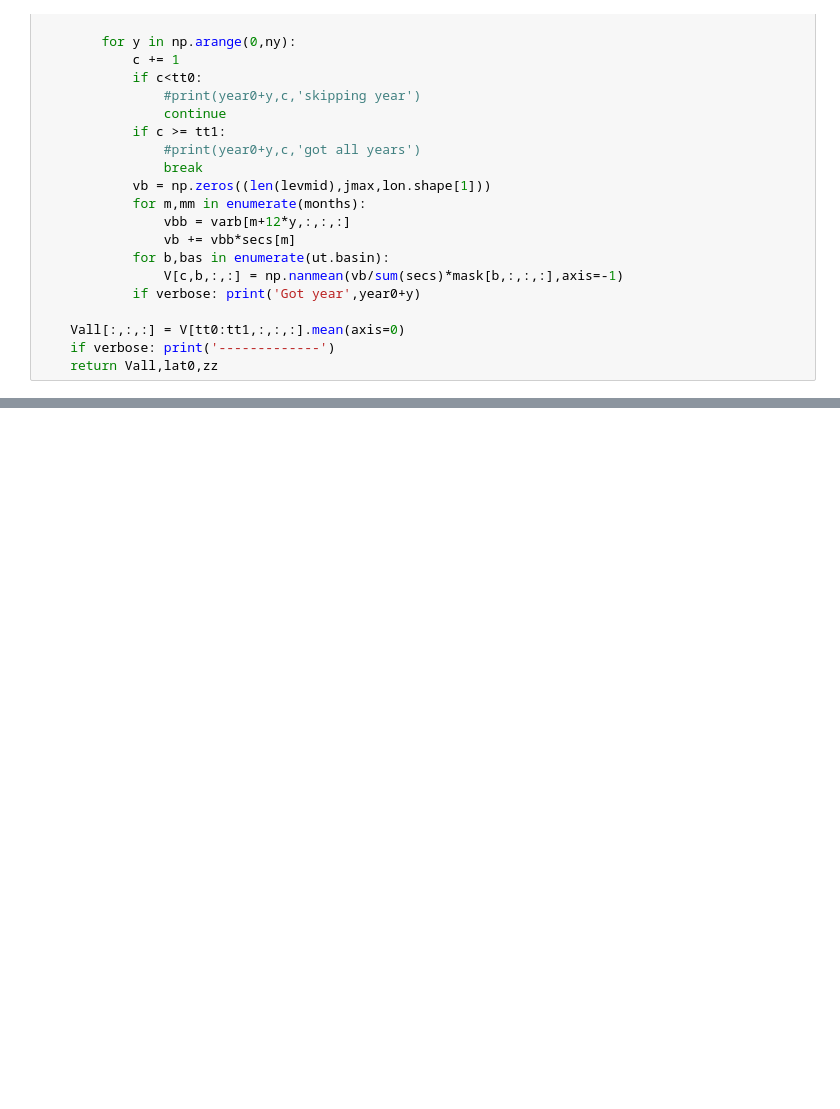
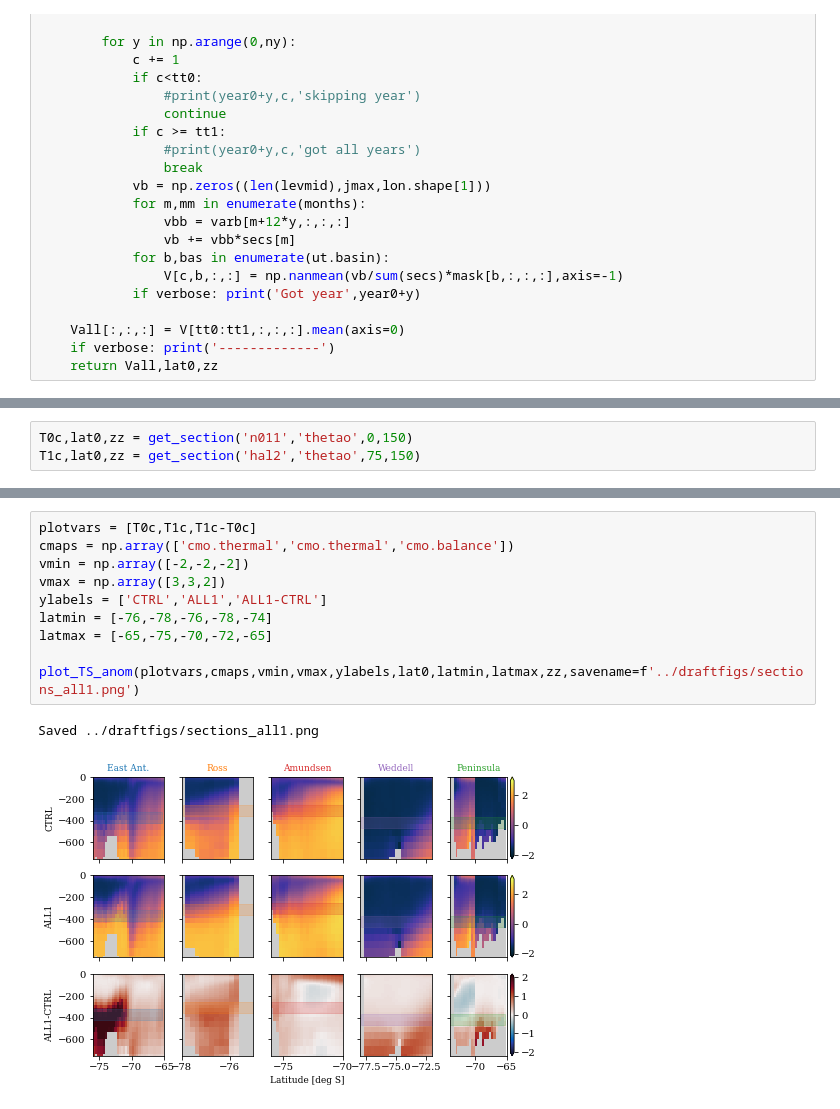
Before and after one commit to erwinlambert/feedback, a Jupyter notebook: notebooks/Draftplot_sections.ipynb, the cells around one changed output, grey strips where cells are left out. Saved outputs shown, nothing was run; the diff lists cells and outputs as text; blank space fills up the shorter version.

```diff
--- a/notebooks/Draftplot_sections.ipynb
+++ b/notebooks/Draftplot_sections.ipynb
@@ -212,0 +219,3 @@ Saved ../draftfigs/sections_new.png
+# %%
+T0c,lat0,zz = get_section('n011','thetao',0,150)
+T1c,lat0,zz = get_section('hal2','thetao',75,150)
@@ -212,0 +240,13 @@ Saved ../draftfigs/sections_new.png
+# %%
+plotvars = [T0c,T1c,T1c-T0c]
+cmaps = np.array(['cmo.thermal','cmo.thermal','cmo.balance'])
+vmin = np.array([-2,-2,-2])
+vmax = np.array([3,3,2])
+ylabels = ['CTRL','ALL1','ALL1-CTRL']
+latmin = [-76,-78,-76,-78,-74]
+latmax = [-65,-75,-70,-72,-65]
+
+plot_TS_anom(plotvars,cmaps,vmin,vmax,ylabels,lat0,latmin,latmax,zz,savename=f'../draftfigs/sections_all1.png')
+# %% [output]
+Saved ../draftfigs/sections_all1.png
+[figure, added]
```
Also changed, not shown: parts of 4 cells of this notebook, 2 other files.
